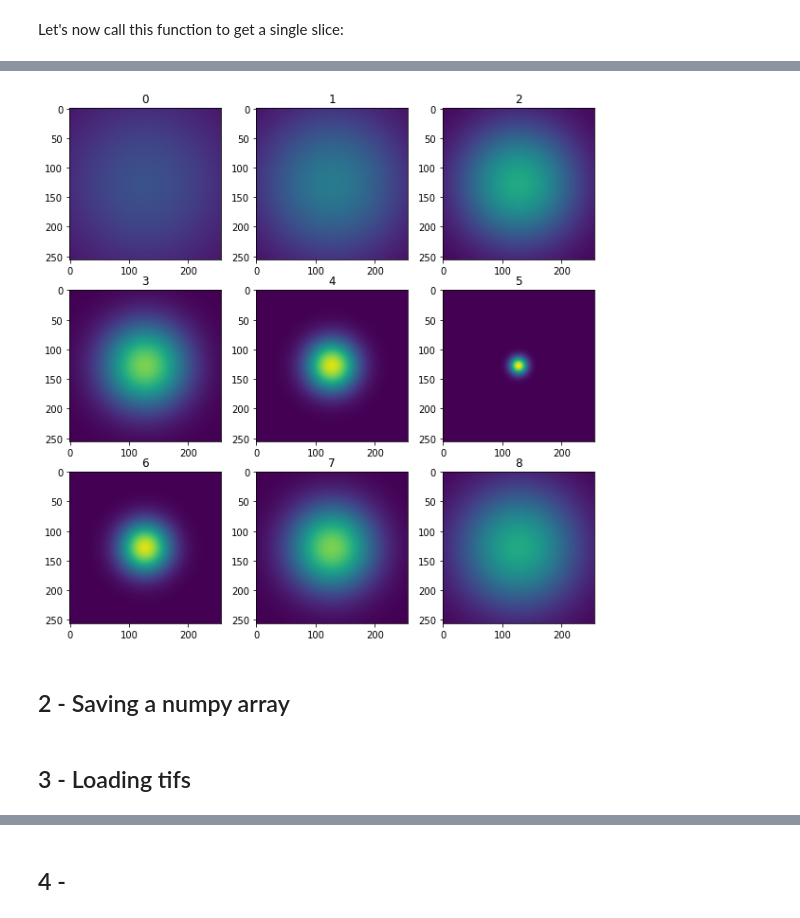
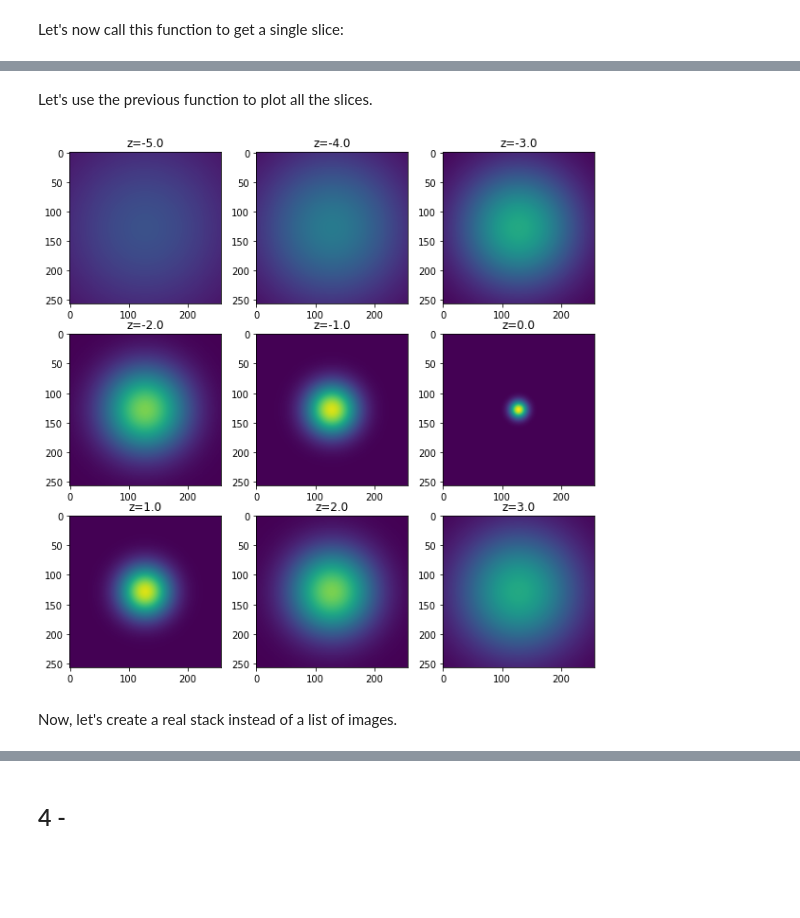
Before and after one commit to dl4mia/00_first_steps, a Jupyter notebook: 00_Write_and_load_images.ipynb, the cells around one changed output, grey strips where cells are left out. Drawn from its saved outputs; the diff is of its cells as text; code cells hidden in the pictures; blank space fills up the shorter version.

```diff
--- a/00_Write_and_load_images.ipynb
+++ b/00_Write_and_load_images.ipynb
@@ -72,0 +101,9 @@ Let's now call this function to get a single slice:
+# %%
+###############################################
+##### exercise: generate a list of images #####
+#####                                     #####
+##### hint: look at the first few lines   #####
+#####       of get_3D_gaussian            #####
+
+dzs = np.linspace(-5, 5, 11)
+imgs = [get_3D_gaussian(d) for d in dzs]
@@ -73,26 +112,55 @@ Let's now call this function to get a single slice:
 # %%
-import matplotlib.pyplot as plt
+def plot_images_list(images, titles=None, max_value=255):
+    '''
+    Plot images i.
 
+            Parameters:
+                    images (list): List of 2D numpy arrays
+                    titles (list):
+                    max_value (float): Maximum amplitude of the Gaussian.
+    '''
 
-imgs = [get_3D_gaussian(256, z) for z in range(-5, 5)]
+    # some flexible parameters to adapt the number of rows/cols and size
+    root = np.sqrt( len( images ) ).astype(int)
+    size = 50 / root  # arbitrary
 
+    # if no title was given
+    if titles is None:
+        titles = [i for i in range( len(images) )]
 
+    # create subplots
+    fig, axs = plt.subplots(root, root, figsize=(10, 10))
 
-fig, axs = plt.subplots(3, 3, figsize=(10, 10))
-for i, ax in enumerate(axs.flatten()):
-    if i < len(imgs):
-        # show the image with a maximum and minimum value in order to have
-        # comparable contrast between the images
-        ax.imshow(imgs[i], vmin=0, vmax=255)
-        ax.set_title(str(titles[i]))
-    else:
-        # in case the number of suplots is larger than the number of elements
-        # in imgs
-        ax.remove()
-plt.show()
+    # now we populate the subplots with images
+    for i, ax in enumerate(axs.flatten()):
+
+        if i < len(imgs):
+            # show image
+            ax.imshow(imgs[i], vmin=0, vmax=max_value)
+
+            # add title
+            ax.set_title(titles[i])
+        else:
+            # in case the number of suplots is larger than the number of elements in images
+            ax.remove()
+    plt.show()
-# %% [output]
-[figure, removed]
-# %% [markdown]
-## 2 - Saving a numpy array
-# %% [markdown]
-## 3 - Loading tifs
+# %% [markdown]
+Let's use the previous function to plot all the slices.
+# %%
+###########################################################
+##### exercise:                                       #####
+#####   - generate meaningful titles for each subplot #####
+#####   - use plot_images_list to plot the images     #####
+
+
+titles = ['z={}'.format(z) for z in dzs]
+plot_images_list(images, titles)
+
+###########################################################
+##### Question: the images can be compared because they are
+##### plotted with a fixed contrast. Can you see where this
+##### happens?
+# %% [output]
+[figure, added]
+# %% [markdown]
+Now, let's create a real stack instead of a list of images.
```
Also changed, not shown: parts of 13 cells of this notebook.
